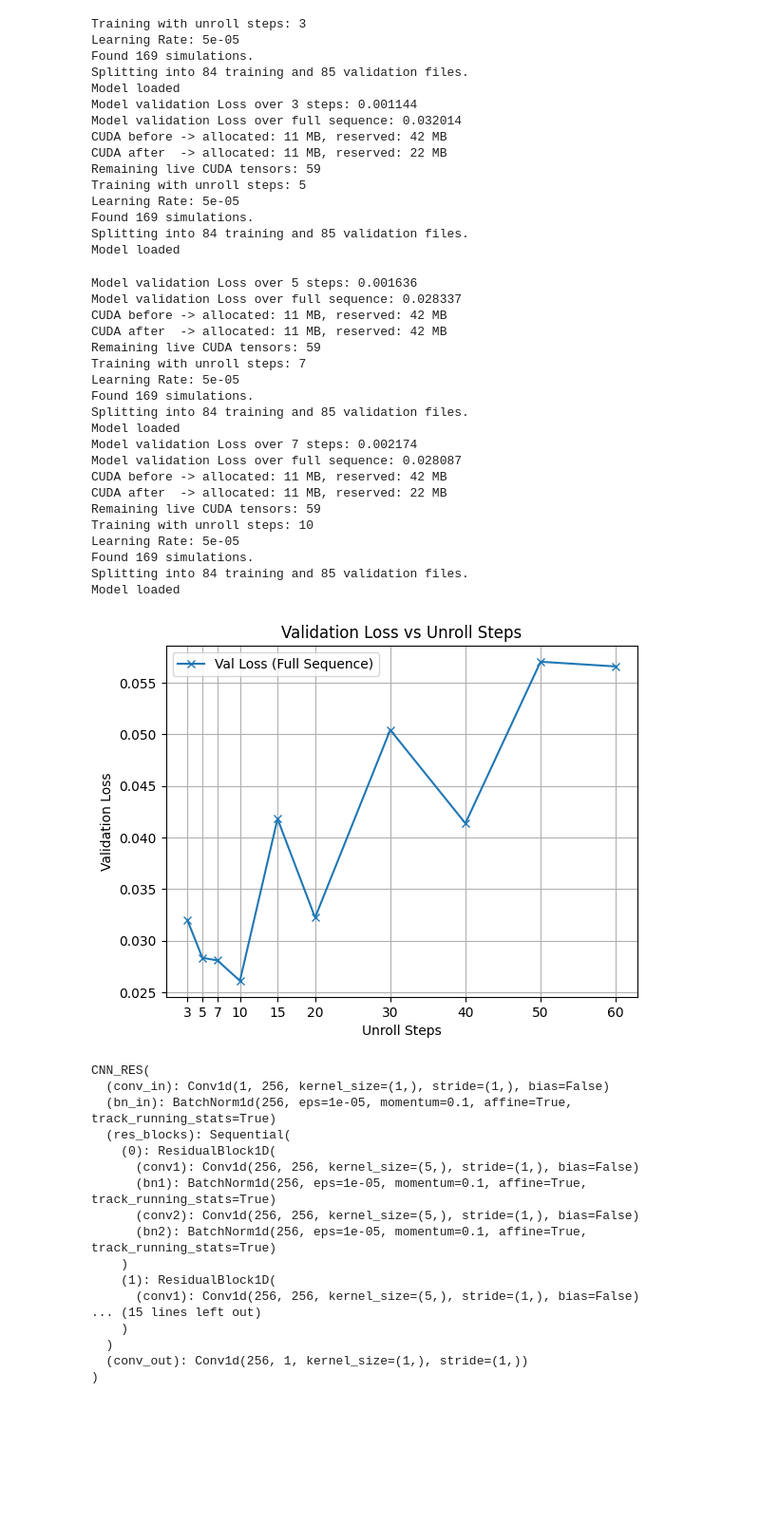
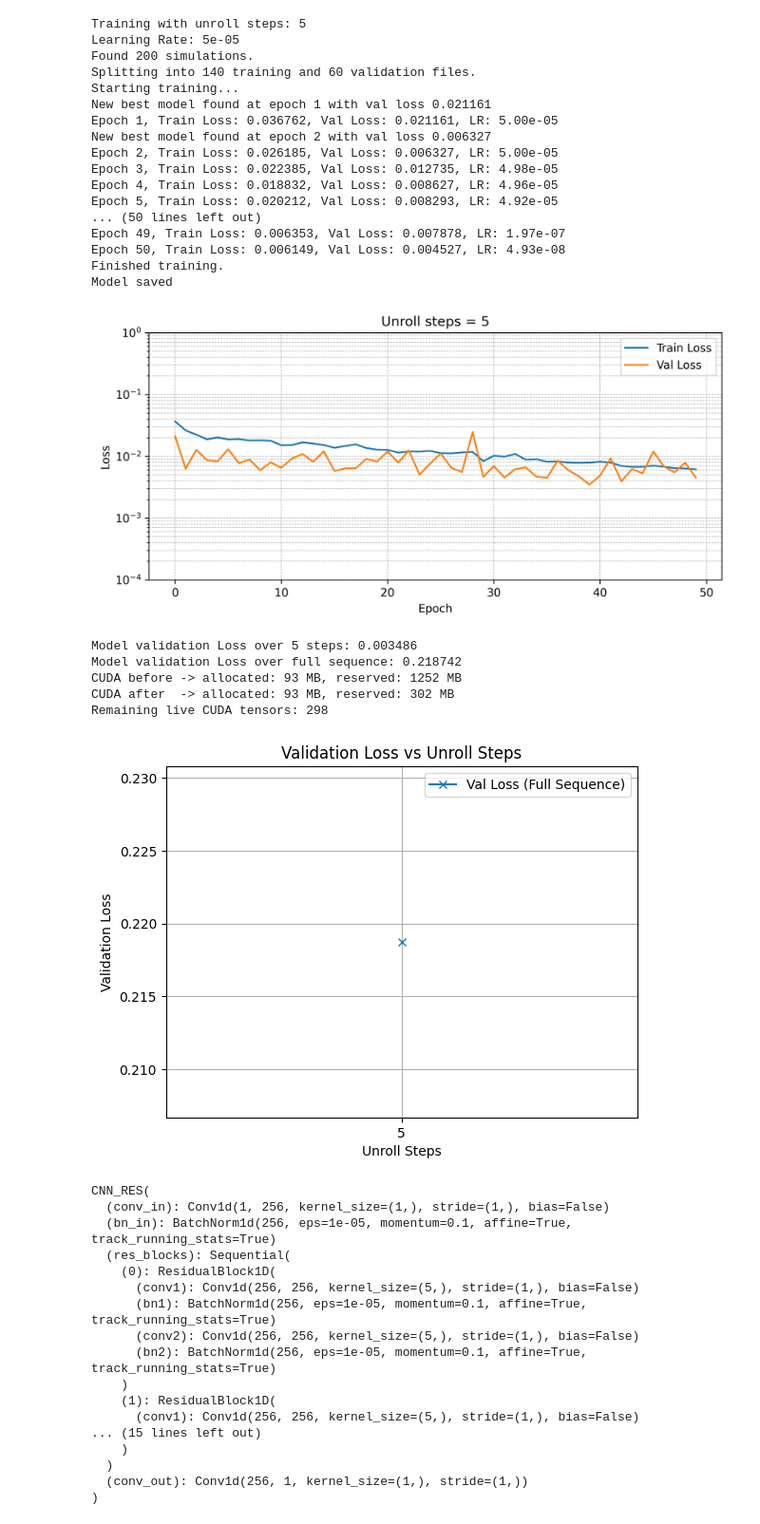
Before and after one commit to vidulejs/neural-adapter, a Jupyter notebook: neural_surrogate/train_burgers_bptt.ipynb, the cells around one changed output. Shown: that part at 95% size. Cells and saved outputs as stored; diff of their text form; code cells hidden in the pictures; blank space fills up the shorter version.

```diff
--- a/neural_surrogate/train_burgers_bptt.ipynb
+++ b/neural_surrogate/train_burgers_bptt.ipynb
@@ -34,14 +34,14 @@ from model import pad_with_ghost_cells
 NUM_RES_BLOCKS = 4
 KERNEL_SIZE = 5
 LR = 5e-5
-EPOCHS = 100
+EPOCHS = 50
 EARLY_STOPPING = 30
 
 UNROLL_STEPS=3
-checkpoint_name = None
-fine_tune = False # continue training the model
+checkpoint_name = "CNN_RES_UNROLL_5_DGalerkin"
+fine_tune = False # continue training the same model
 
-unroll_array =[3, 5, 7, 10, 15, 20, 30, 40, 50, 60]
+unroll_array =[5]
 # unroll_array = unroll_array[-2::]
 # unroll_array = unroll_array[::-1]
 val_loss_array = []
@@ -73,13 +73,13 @@ for UNROLL_STEPS in unroll_array:
         prev_step = x
 
         for i in range(unroll_steps):
-            # apply periodic boundary conditions
-            bc_left = prev_step[:, -1:]
-            bc_right = prev_step[:, :1]
+
+            # zero gradient boundary conditions
+            bc_left = prev_step[:, :1]
+            bc_right = prev_step[:, -1:]
 
             padded_input = pad_with_ghost_cells(prev_step, bc_left, bc_right)
             y_pred = model(padded_input)
-
 
             step_loss = torch.clamp(criterion(y_pred, y[:, i]), max=max_step_loss) # gradient clipping
             loss += step_loss
@@ -223,66 +223,54 @@ for UNROLL_STEPS in unroll_array:
         for x, y in val_loader:
             x = x.to(device)
             y = y.to(device)
             loss = unroll_loss(x, y, UNROLL_STEPS)
             val_loss += loss.item()
 
     avg_val_loss = val_loss / len(val_loader)
     val_loss_array.append(avg_val_loss)
     print(f"Model validation Loss over {UNROLL_STEPS} steps: {avg_val_loss:.6f}")
 
     # full rollout
     val_dataset = BurgersDatasetBPTT(file_paths=val_files, unroll_steps=-1)
     val_loader = DataLoader(val_dataset, batch_size=BATCH_SIZE, shuffle=False)
 
     val_loss = 0.0
     with torch.no_grad():
         for x, y in val_loader:
             x = x.to(device)
             y = y.to(device)
             loss = unroll_loss(x, y, -1)
             val_loss += loss.item()
 
     avg_val_loss = val_loss / len(val_loader)
     val_loss_full_array.append(avg_val_loss)
     print(f"Model validation Loss over full sequence: {avg_val_loss:.6f}")
 
     clear_memory()
 # %% [output]
-Training with unroll steps: 3
-Learning Rate: 5e-05
-Found 169 simulations.
-Splitting into 84 training and 85 validation files.
-Model loaded
-Model validation Loss over 3 steps: 0.001144
-Model validation Loss over full sequence: 0.032014
-CUDA before -> allocated: 11 MB, reserved: 42 MB
-CUDA after  -> allocated: 11 MB, reserved: 22 MB
-Remaining live CUDA tensors: 59
 Training with unroll steps: 5
 Learning Rate: 5e-05
-Found 169 simulations.
-Splitting into 84 training and 85 validation files.
-Model loaded
+Found 200 simulations.
+Splitting into 140 training and 60 validation files.
+Starting training...
+New best model found at epoch 1 with val loss 0.021161
+Epoch 1, Train Loss: 0.036762, Val Loss: 0.021161, LR: 5.00e-05
+New best model found at epoch 2 with val loss 0.006327
+Epoch 2, Train Loss: 0.026185, Val Loss: 0.006327, LR: 5.00e-05
+Epoch 3, Train Loss: 0.022385, Val Loss: 0.012735, LR: 4.98e-05
+Epoch 4, Train Loss: 0.018832, Val Loss: 0.008627, LR: 4.96e-05
+Epoch 5, Train Loss: 0.020212, Val Loss: 0.008293, LR: 4.92e-05
+... (50 lines left out)
+Epoch 49, Train Loss: 0.006353, Val Loss: 0.007878, LR: 1.97e-07
+Epoch 50, Train Loss: 0.006149, Val Loss: 0.004527, LR: 4.93e-08
+Finished training.
+Model saved
+[figure, added]
-Model validation Loss over 5 steps: 0.001636
-Model validation Loss over full sequence: 0.028337
-CUDA before -> allocated: 11 MB, reserved: 42 MB
-CUDA after  -> allocated: 11 MB, reserved: 42 MB
-Remaining live CUDA tensors: 59
-Training with unroll steps: 7
-Learning Rate: 5e-05
-Found 169 simulations.
-Splitting into 84 training and 85 validation files.
-Model loaded
-Model validation Loss over 7 steps: 0.002174
-Model validation Loss over full sequence: 0.028087
-CUDA before -> allocated: 11 MB, reserved: 42 MB
-CUDA after  -> allocated: 11 MB, reserved: 22 MB
-Remaining live CUDA tensors: 59
-Training with unroll steps: 10
-Learning Rate: 5e-05
-Found 169 simulations.
-Splitting into 84 training and 85 validation files.
-Model loaded
+Model validation Loss over 5 steps: 0.003486
+Model validation Loss over full sequence: 0.218742
+CUDA before -> allocated: 93 MB, reserved: 1252 MB
+CUDA after  -> allocated: 93 MB, reserved: 302 MB
+Remaining live CUDA tensors: 298
 # %%
 plt.plot(unroll_array, val_loss_full_array, marker='x', label='Val Loss (Full Sequence)')
 plt.xticks(unroll_array)
@@ -293,5 +281,5 @@ plt.legend()
 plt.grid()
 plt.show()
 # %% [output]
-[figure, old version]
+[figure, new version]
 # %%
```
Also changed, not shown: parts of 4 cells of this notebook, 5 other files.
